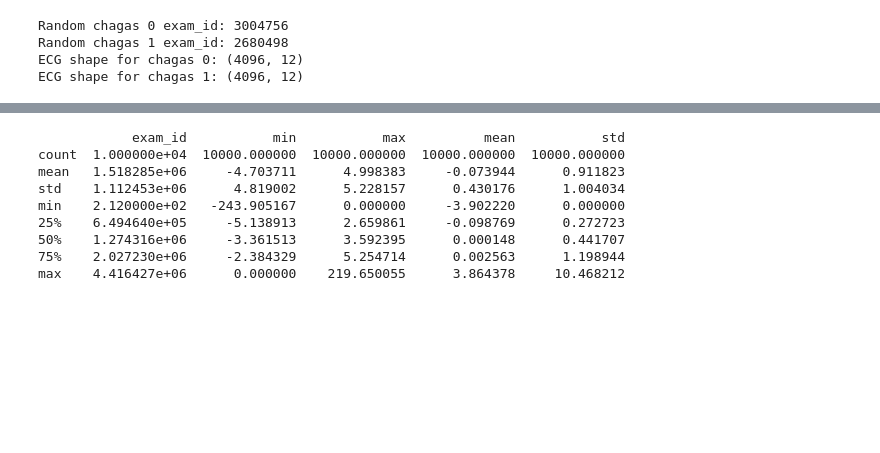
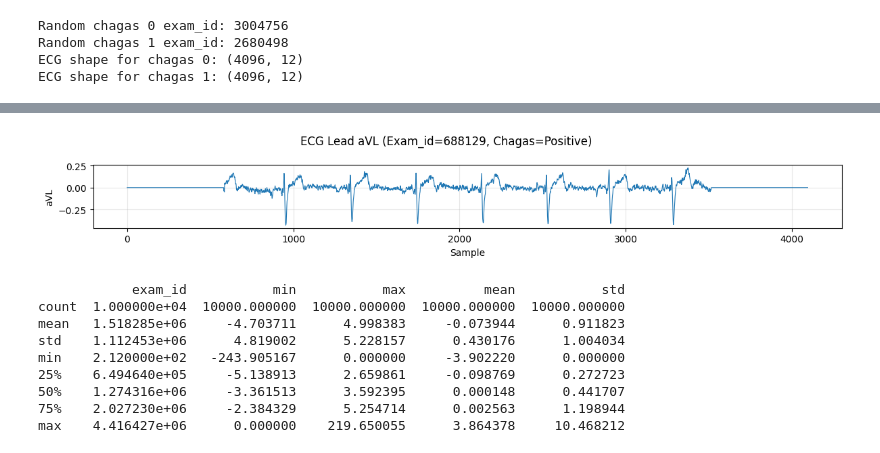
Before and after one commit to Vilnius-Kosice-joint-project-2026/detection-of-chagas-disease, a Jupyter notebook: notebooks/eda.ipynb, the cells around one changed output, grey strips where cells are left out. Saved outputs shown, nothing was run; the diff lists cells and outputs as text; code cells hidden in the pictures; blank space fills up the shorter version.

```diff
--- a/notebooks/eda.ipynb
+++ b/notebooks/eda.ipynb
@@ -212,3 +212,21 @@ plt.show()
+# %%
+exam_id_2 = code_df.loc[code_df["chagas"] == 1, "exam_id"].sample(1, random_state=2).iloc[0]
+ecg_2, row_2 = get_code_ecg(code_df, exam_id_2)
+lead_names = ["I", "II", "III", "aVR", "aVL", "aVF", "V1", "V2", "V3", "V4", "V5", "V6"]
+
+lead_idx = 4  # for example: lead 4 if zero-based indexing
+fig, ax = plt.subplots(figsize=(12, 2))
+
+ax.plot(ecg_2[:, lead_idx], linewidth=0.8)
+ax.set_ylabel(lead_names[lead_idx])
+ax.set_xlabel("Sample")
+ax.grid(True, alpha=0.3)
+
+fig.suptitle(f"ECG Lead {lead_names[lead_idx]} (Exam_id={row_2['exam_id']}, Chagas=Positive)")
+plt.tight_layout()
+plt.show()
+# %% [output]
+[figure, added]
 # %%
 rows = []
 
```
Also changed, not shown: parts of 7 cells of this notebook, 4 other files.
